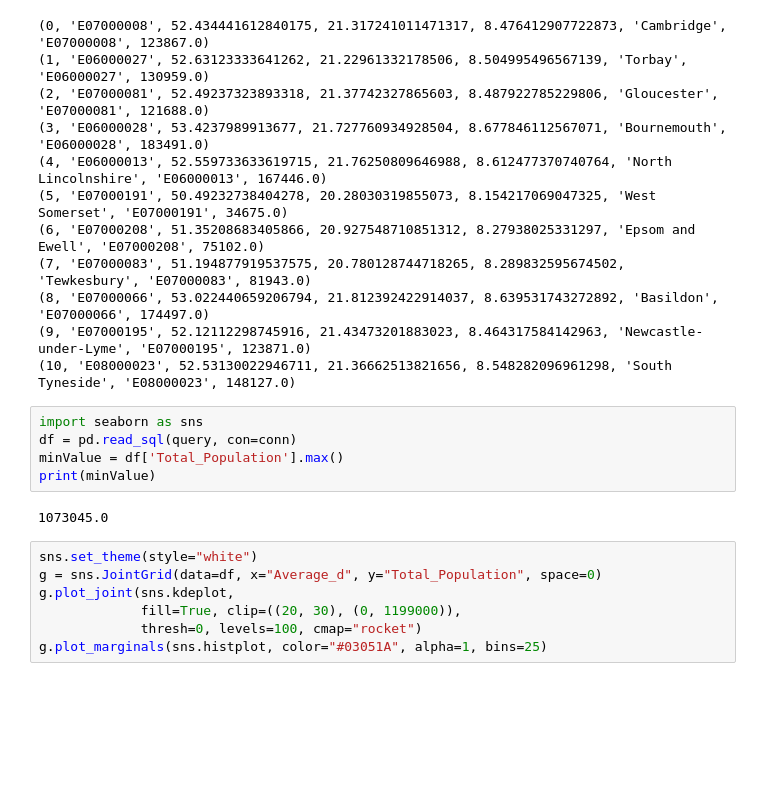
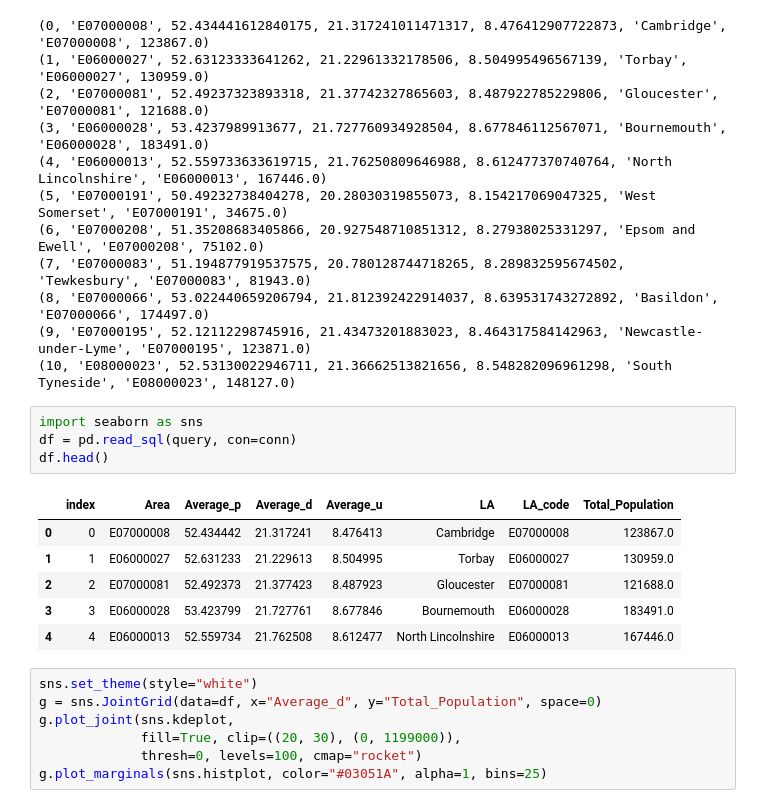
Before and after one commit to E-D-W-I-N/BigDataAnalysis, a Jupyter notebook: Lab3.ipynb, the cells around one changed output. Cells and saved outputs as stored; diff of their text form; blank space fills up the shorter version.

```diff
--- a/Lab3.ipynb
+++ b/Lab3.ipynb
@@ -260,10 +260,14 @@ for row in cur:
 # %%
 import seaborn as sns
 df = pd.read_sql(query, con=conn)
-minValue = df['Total_Population'].max()
-print(minValue)
+df.head()
 # %% [output]
-1073045.0
+|  | index | Area | Average_p | Average_d | Average_u | LA | LA_code | Total_Population |
+| 0 | 0 | E07000008 | 52.434442 | 21.317241 | 8.476413 | Cambridge | E07000008 | 123867.0 |
+| 1 | 1 | E06000027 | 52.631233 | 21.229613 | 8.504995 | Torbay | E06000027 | 130959.0 |
+| 2 | 2 | E07000081 | 52.492373 | 21.377423 | 8.487923 | Gloucester | E07000081 | 121688.0 |
+| 3 | 3 | E06000028 | 53.423799 | 21.727761 | 8.677846 | Bournemouth | E06000028 | 183491.0 |
+| 4 | 4 | E06000013 | 52.559734 | 21.762508 | 8.612477 | North Lincolnshire | E06000013 | 167446.0 |
 # %%
 sns.set_theme(style="white")
 g = sns.JointGrid(data=df, x="Average_d", y="Total_Population", space=0)
```
